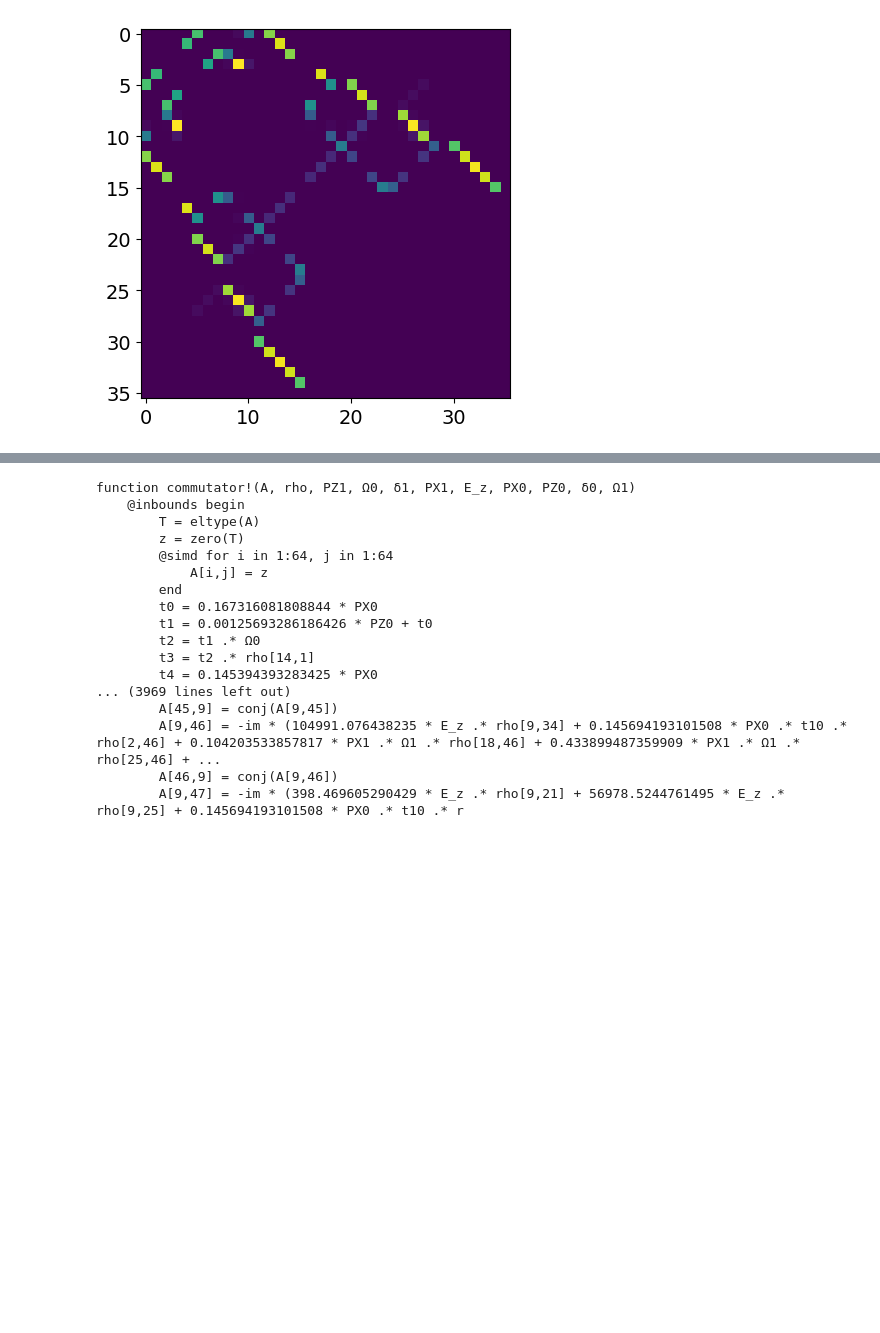
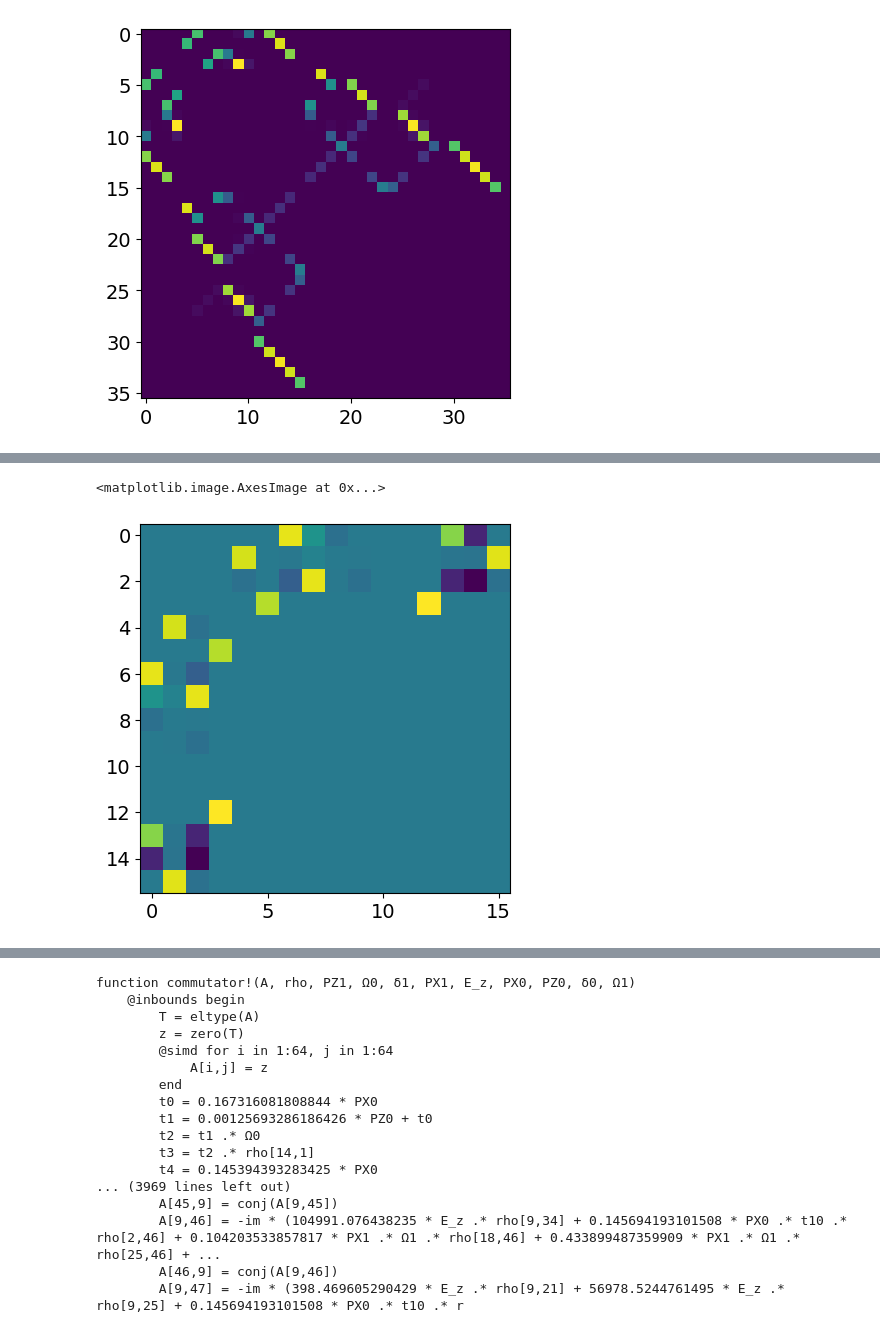
Before and after one commit to ograsdijk/CeNTREX-TlF, a Jupyter notebook: examples/spa paper/generate_hamiltonian.ipynb, the cells around one changed output, grey strips where cells are left out. Cells and saved outputs as stored; diff of their text form; code cells hidden in the pictures; blank space fills up the shorter version.

```diff
--- a/examples/spa paper/generate_hamiltonian.ipynb
+++ b/examples/spa paper/generate_hamiltonian.ipynb
@@ -163,3 +250,11 @@ np.float64(1.055538914740643e-14)
+# %%
+C = np.zeros((16, 16), dtype=np.complex128)
+C[0:4, 4:16] = v0.conj().T @ cpl[0:4, 4:16] @ v1
+C[4:16, 0:4] = C[0:4, 4:16].conj().T
+plt.imshow(C.real)
+# %% [output]
+<matplotlib.image.AxesImage at 0x...>
+[figure, added]
 # %%
 QN_coupled = [qn.transform_to_coupled() for qn in QN]
 QN_coupled = [qn.remove_small_components().normalize() for qn in QN_coupled]
```
Also changed, not shown: parts of 29 cells of this notebook, 3 other files.
